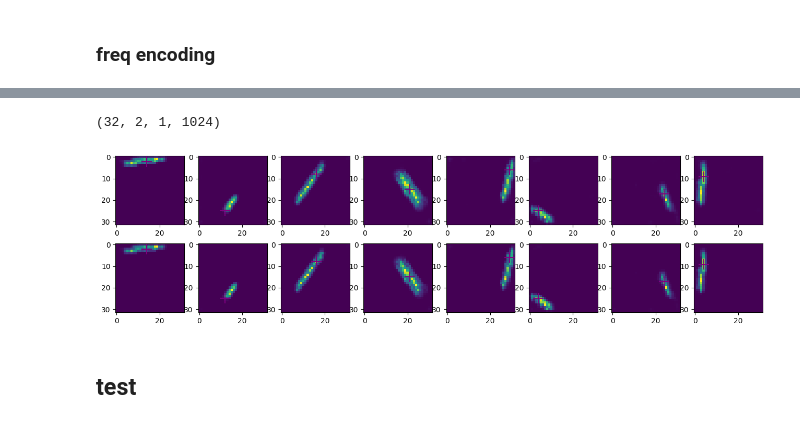
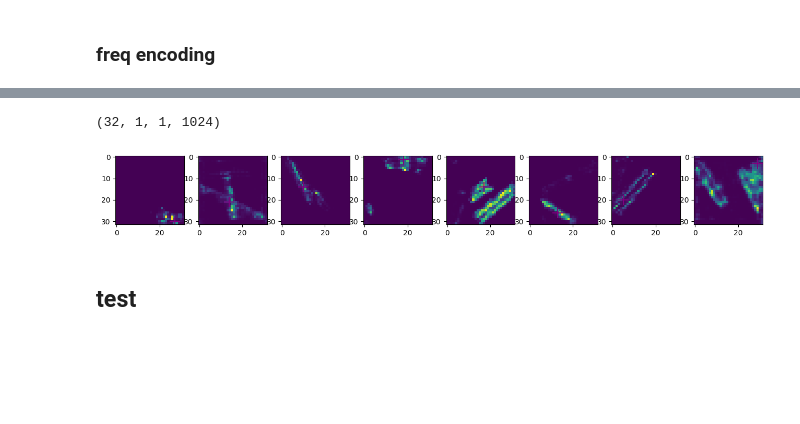
Before and after one commit to fzzyfoxx/resume, a Jupyter notebook: maps_vectorization/Fourier/radial_relative_pos_enc.ipynb, the cells around one changed output, grey strips where cells are left out. Saved outputs shown, nothing was run; the diff lists cells and outputs as text; code cells hidden in the pictures; blank space fills up the shorter version.

```diff
--- a/maps_vectorization/Fourier/radial_relative_pos_enc.ipynb
+++ b/maps_vectorization/Fourier/radial_relative_pos_enc.ipynb
@@ -515,7 +359,7 @@ enc max range:  0.0
 ## Dataset
 # %%
 class SimpleLineMapGenerator():
-    def __init__(self, size, thickness_range, randomize_range):
+    def __init__(self, size, thickness_range, randomize_range, extra_lines_range=None):
 
         self.size = size
         self.thickness_min, self.thickness_max = thickness_range
@@ -526,6 +370,7 @@ class SimpleLineMapGenerator():
         self.output_savenames = ['Aimg', 'Bsample_point', 'Clabel']
 
         self.outputs = ['img', 'sample_point', 'label']
+        self.extra_lines_range = extra_lines_range
 
     def draw_random_line(self):
 
@@ -540,6 +385,11 @@ class SimpleLineMapGenerator():
         sample_point = coords[idx]
 
         vec = np.stack([startpoint, endpoint], axis=0)[...,::-1]
+
+        if self.extra_lines_range is not None:
+            extra_lines_num = np.random.randint(*self.extra_lines_range)
+            lines = np.random.randint(0, self.size, (extra_lines_num, 2,2))
+            [cv.line(img, *v, 1, thickness) for v in lines]
 
         return img.astype(np.float32), sample_point.astype(np.int32), vec.astype(np.int32)
 
@@ -569,10 +419,10 @@ class SimpleLineMapGenerator():
 def output_formatter(img, sample_point, label):
     return (img, tf.cast(sample_point, tf.float32)), tf.cast(label, tf.float32)
 # %%
-slmg = SimpleLineMapGenerator(size=32, thickness_range=(1,3), randomize_range=0.1)
+slmg = SimpleLineMapGenerator(size=32, thickness_range=(1,3), randomize_range=0.1, extra_lines_range=(1,4))
 # %%
 dg = DatasetGenerator(slmg,
-                      ds_path='./datasets/pos_enc_test',
+                      ds_path='./datasets/pos_enc_test_multiline',
                       fold_size=512*4,
                       parallel_calls=4,
                       padded_batch=False,
@@ -660,7 +495,7 @@ model_args = {
     'out_units': 32,
     'corection_mid_layers': 2,
     'corection_units': 32,
-    'num_heads': 2,
+    'num_heads': 1,
     'activation': 'relu',
     'temperature': 1e1
 }
@@ -898,23 +747,25 @@ mha_output_model = tf.keras.Model(freq_model.inputs, freq_model.get_layer('MHA')
 # %%
 features, label_vec = next(ds_iter)
 img, sample_point = features
 
 x, scores = mha_output_model([img, sample_point])
 print(scores.shape)
 heads_num = scores.shape[1]
 scores = tf.reshape(scores, (-1, heads_num, 32, 32))
 
 s=8
 
 fig, axs = plt.subplots(heads_num, 8, figsize=(8*2, heads_num*2))
 
 for i in range(s):
     for j in range(heads_num):
-        axs[j,i].imshow(scores[i,j])
-        axs[j,i].scatter(*sample_point[i,::-1], marker='+', color='purple', s=200)
+        ax = axs[i,j] if heads_num>1 else axs[i]
+
+        ax.imshow(scores[i,j])
+        ax.scatter(*sample_point[i,::-1], marker='+', color='purple', s=200)
 # %% [output]
-(32, 2, 1, 1024)
+(32, 1, 1, 1024)
-[figure, old version]
+[figure, new version]
 # %% [markdown]
 ## test
 # %%
```
Also changed, not shown: parts of 19 cells of this notebook, 4 other files.
